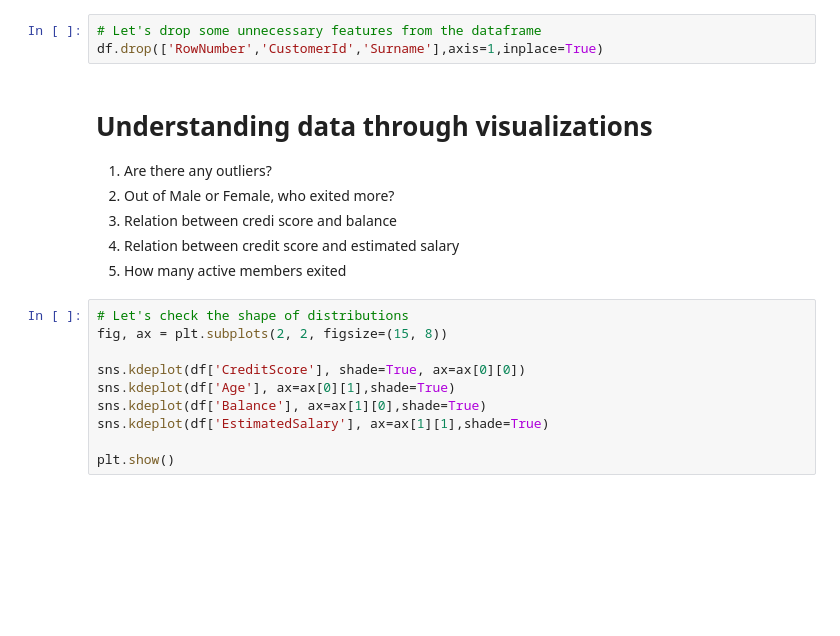
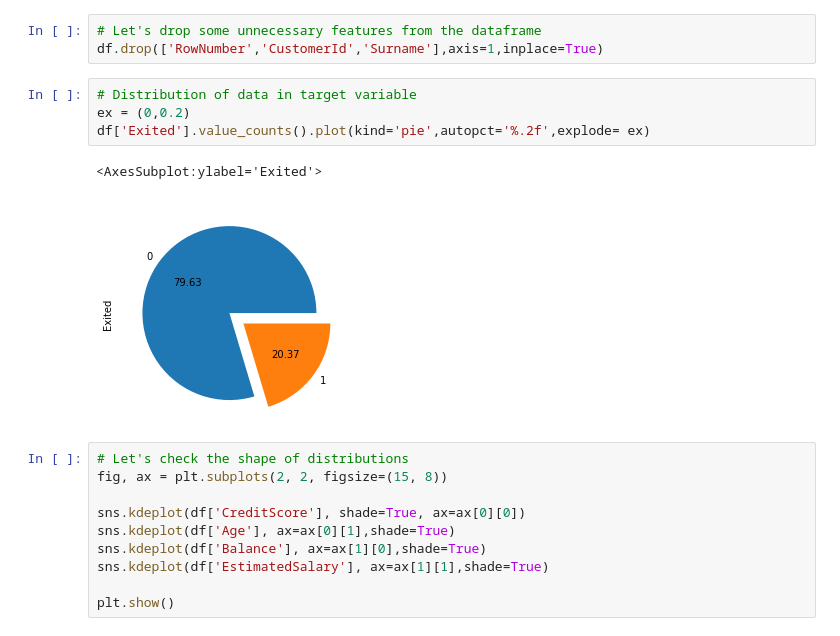
Before and after one commit to yuvraaj2002/Deep-learning-projects, a Jupyter notebook: Customer Churn Prediction/Code.ipynb, the cells around one changed output. Cells and saved outputs as stored; diff of their text form; blank space fills up the shorter version.

```diff
--- a/Customer Churn Prediction/Code.ipynb
+++ b/Customer Churn Prediction/Code.ipynb
@@ -96,14 +105,13 @@ df.duplicated().sum()
 # %%
 # Let's drop some unnecessary features from the dataframe
 df.drop(['RowNumber','CustomerId','Surname'],axis=1,inplace=True)
-# %% [markdown]
-# Understanding data through visualizations
-
-1. Are there any outliers?
-2. Out of Male or Female, who exited more?
-3. Relation between credi score and balance
-4. Relation between credit score and estimated salary
-5. How many active members exited
+# %%
+# Distribution of data in target variable
+ex = (0,0.2)
+df['Exited'].value_counts().plot(kind='pie',autopct='%.2f',explode= ex)
+# %% [output]
+<AxesSubplot:ylabel='Exited'>
+[figure, added]
 # %%
 # Let's check the shape of distributions
 fig, ax = plt.subplots(2, 2, figsize=(15, 8))
```
Also changed, not shown: parts of 22 cells of this notebook.
